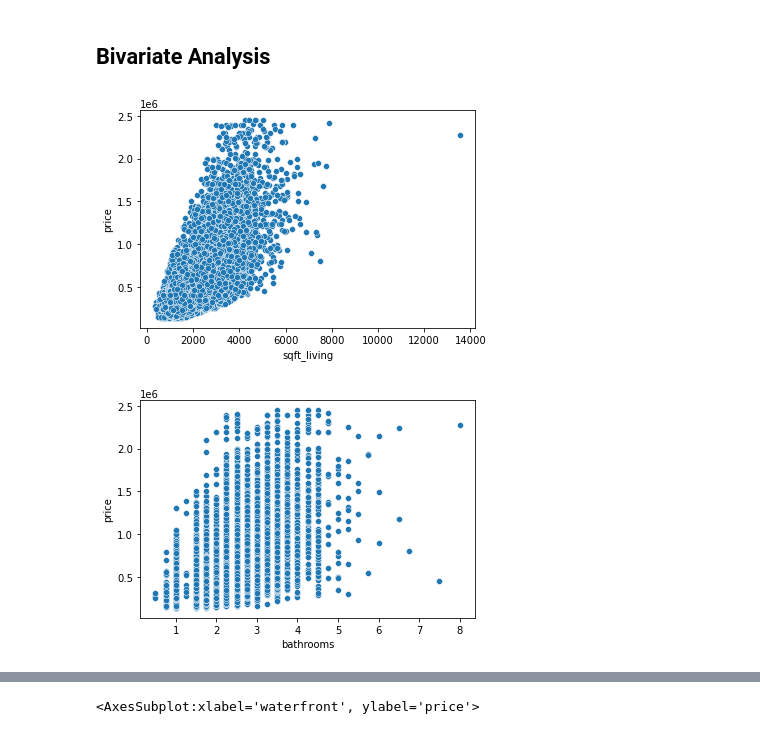
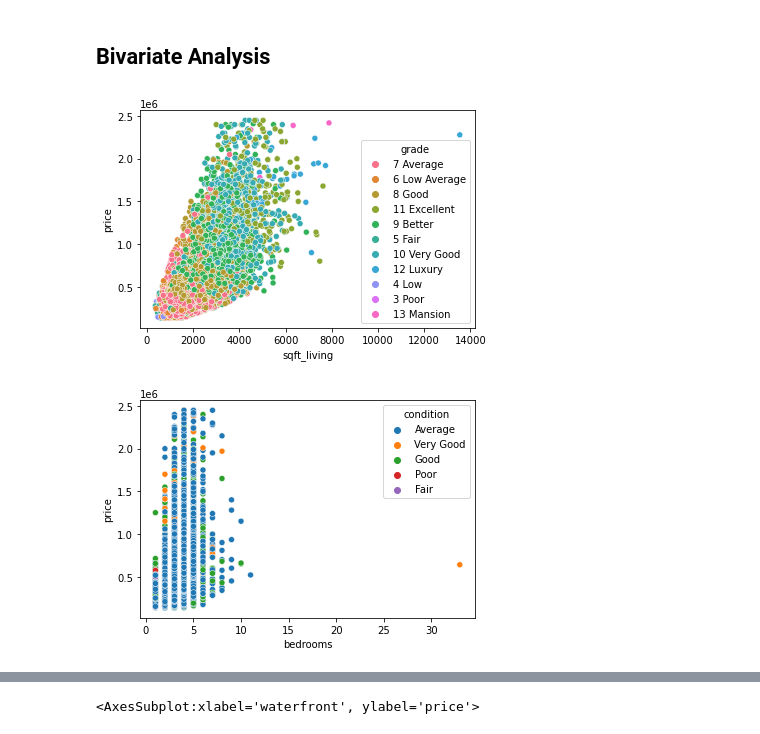
Before and after one commit to Lawez/phase-2-project-group, a Jupyter notebook: student.ipynb, the cells around one changed output, grey strips where cells are left out. Drawn from its saved outputs; the diff is of its cells as text; code cells hidden in the pictures.

```diff
--- a/student.ipynb
+++ b/student.ipynb
@@ -603,16 +607,17 @@ sns.pairplot(data_df)
 # %% [markdown]
 ## Bivariate Analysis
 # %%
-def scatterplot(df, x_col, y_col):
+def scatterplot(df, x_col, y_col, hue_col):
     """Plots a scatterplot between two variables in a pandas DataFrame"""
     x_data = df[x_col]
     y_data = df[y_col]
-    sns.scatterplot(data=df, x=x_data, y=y_data)
+    hue= df[hue_col]
+    sns.scatterplot(data=df, x=x_data, y=y_data, hue=hue_col)
 # %%
-scatterplot(data_df, "sqft_living", "price")
+scatterplot(data_df, "sqft_living", "price", "grade")
 # %% [output]
-[figure, old version]
+[figure, new version]
 # %%
-scatterplot(data_df, "bathrooms", "price")
+scatterplot(data_df, "bedrooms", "price","condition")
 # %% [output]
-[figure, old version]
+[figure, new version]
```
Also changed, not shown: parts of 15 cells of this notebook.
